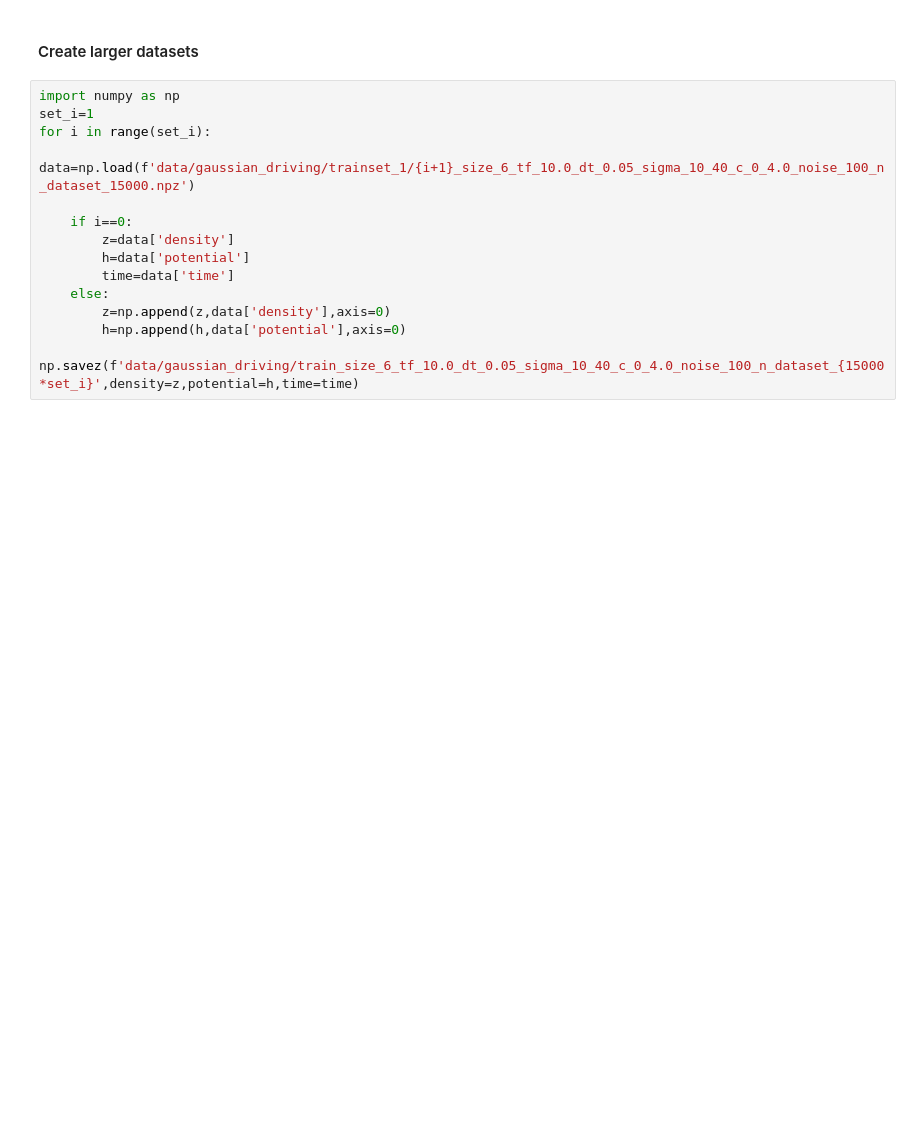
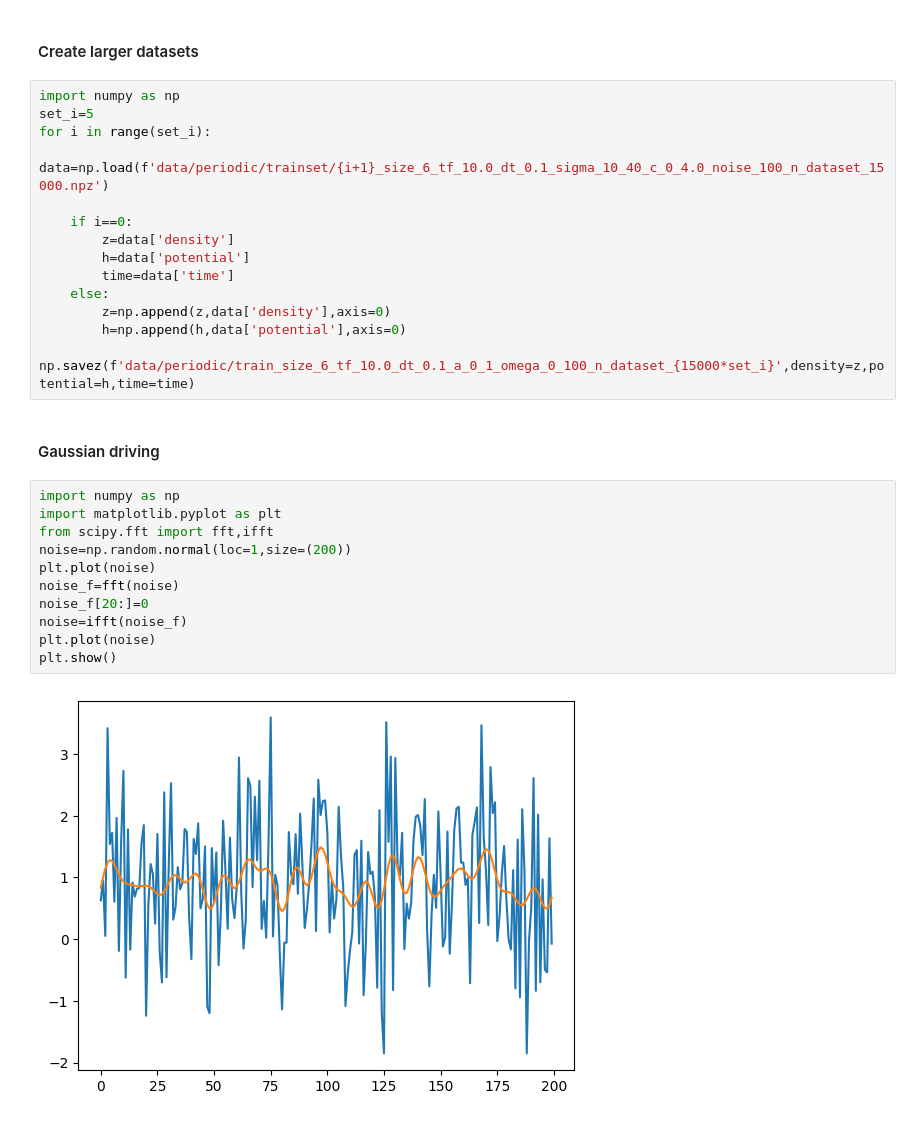
Before and after one commit to emacosta95/DL-VLM, a Jupyter notebook: qutip_dataset_testing.ipynb, the cells around one changed output. Drawn from its saved outputs; the diff is of its cells as text; blank space fills up the shorter version.

```diff
--- a/qutip_dataset_testing.ipynb
+++ b/qutip_dataset_testing.ipynb
@@ -84,9 +98,9 @@ t=data['time']
 #### Create larger datasets
 # %%
 import numpy as np
-set_i=1
+set_i=5
 for i in range(set_i):
-    data=np.load(f'data/gaussian_driving/trainset_1/{i+1}_size_6_tf_10.0_dt_0.05_sigma_10_40_c_0_4.0_noise_100_n_dataset_15000.npz')
+    data=np.load(f'data/periodic/trainset/{i+1}_size_6_tf_10.0_dt_0.1_sigma_10_40_c_0_4.0_noise_100_n_dataset_15000.npz')
 
     if i==0:
         z=data['density']
@@ -96,4 +110,19 @@ for i in range(set_i):
         z=np.append(z,data['density'],axis=0)
         h=np.append(h,data['potential'],axis=0)
 
-np.savez(f'data/gaussian_driving/train_size_6_tf_10.0_dt_0.05_sigma_10_40_c_0_4.0_noise_100_n_dataset_{15000*set_i}',density=z,potential=h,time=time)
+np.savez(f'data/periodic/train_size_6_tf_10.0_dt_0.1_a_0_1_omega_0_100_n_dataset_{15000*set_i}',density=z,potential=h,time=time)
+# %% [markdown]
+#### Gaussian driving
+# %%
+import numpy as np
+import matplotlib.pyplot as plt
+from scipy.fft import fft,ifft
+noise=np.random.normal(loc=1,size=(200))
+plt.plot(noise)
+noise_f=fft(noise)
+noise_f[20:]=0
+noise=ifft(noise_f)
+plt.plot(noise)
+plt.show()
+# %% [output]
+[figure, added]
```
Also changed, not shown: parts of 6 cells of this notebook, 14 other files.
